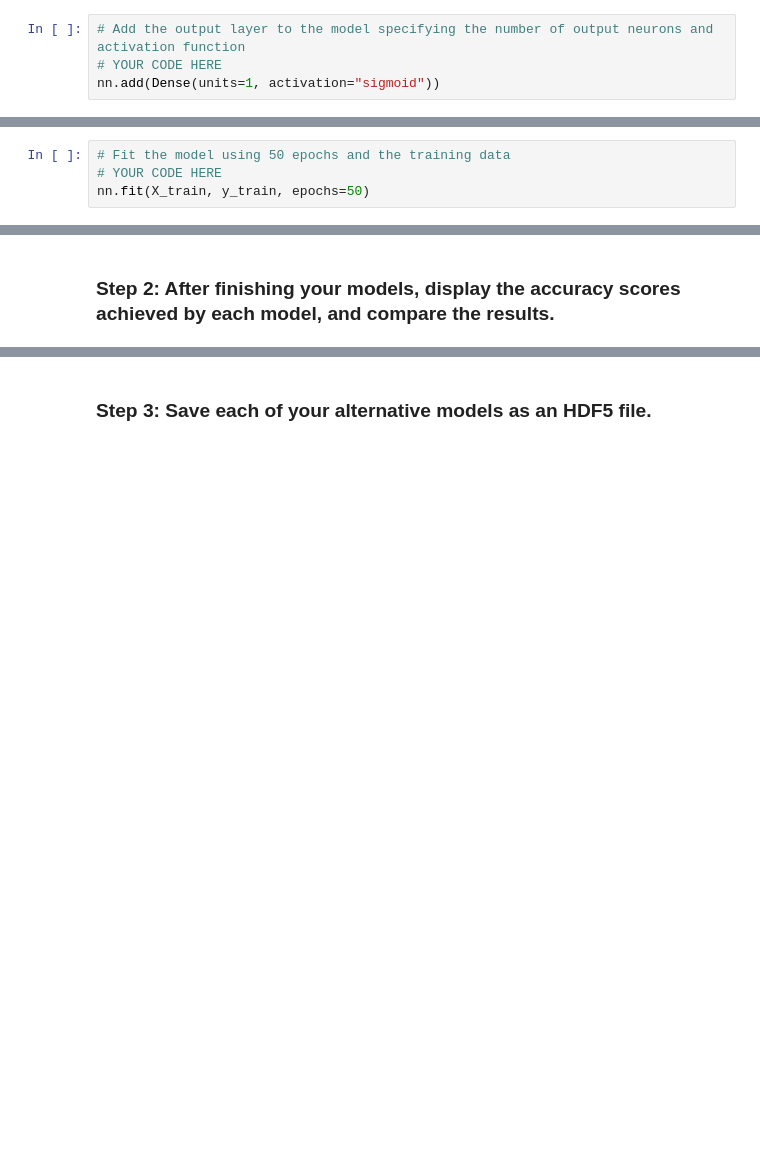
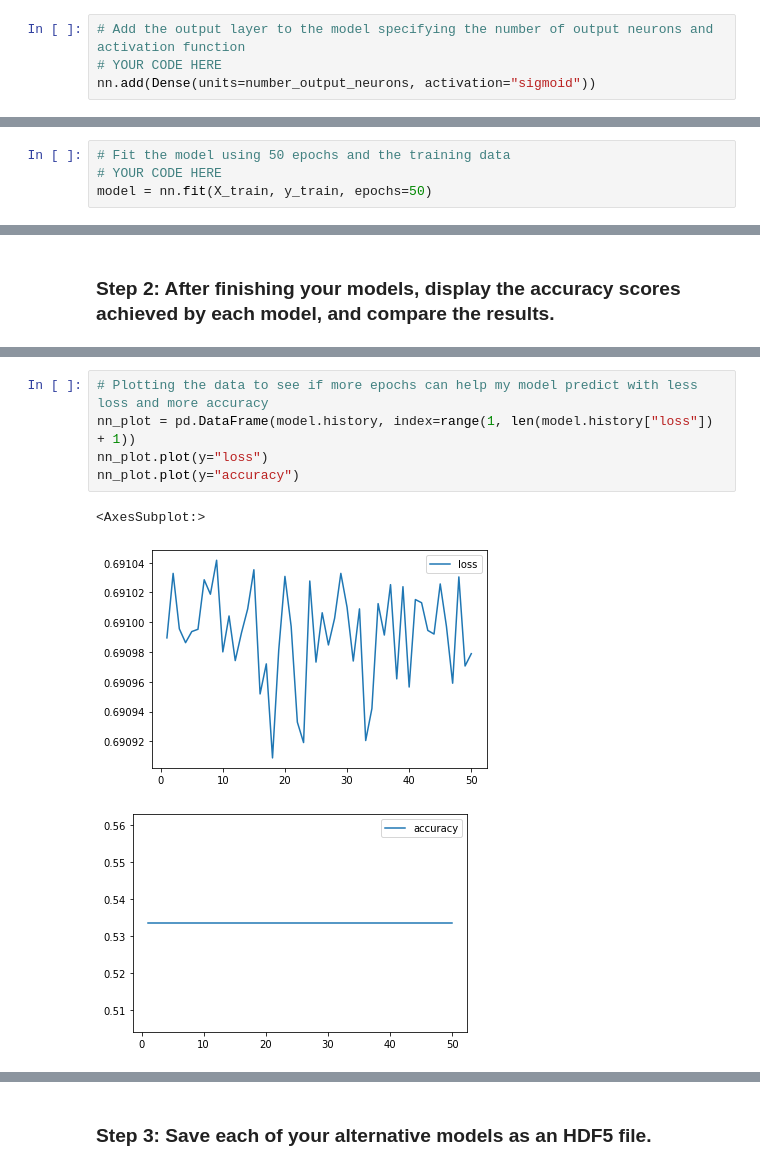
Before and after one commit to chaimkriger/Challenge_13, a Jupyter notebook: Starter_Code/venture_funding_with_deep_learning.ipynb, the cells around one changed output, grey strips where cells are left out. Cells and saved outputs as stored; diff of their text form; blank space fills up the shorter version.

```diff
--- a/Starter_Code/venture_funding_with_deep_learning.ipynb
+++ b/Starter_Code/venture_funding_with_deep_learning.ipynb
@@ -297,7 +298,7 @@ nn.add(Dense(units=hidden_nodes_layer2, activation="relu"))
 # %%
 # Add the output layer to the model specifying the number of output neurons and activation function
 # YOUR CODE HERE
-nn.add(Dense(units=1, activation="sigmoid"))
+nn.add(Dense(units=number_output_neurons, activation="sigmoid"))
 # %%
 # Display the Sequential model summary
 # YOUR CODE HERE
@@ -327,6 +330,6 @@ nn.compile(loss="binary_crossentropy", optimizer="adam", metrics=["accuracy"])
 # %%
 # Fit the model using 50 epochs and the training data
 # YOUR CODE HERE
-nn.fit(X_train, y_train, epochs=50)
+model = nn.fit(X_train, y_train, epochs=50)
 # %% [output]
 Epoch 1/50
@@ -474 +581,10 @@ print(f"Loss: {model_loss}, Accuracy: {model_accuracy}")
+# %%
+# Plotting the data to see if more epochs can help my model predict with less loss and more accuracy
+nn_plot = pd.DataFrame(model.history, index=range(1, len(model.history["loss"]) + 1))
+nn_plot.plot(y="loss")
+nn_plot.plot(y="accuracy")
+# %% [output]
+<AxesSubplot:>
+[figure, added]
+[figure, added]
 # %%
```
Also changed, not shown: parts of 30 cells of this notebook, 3 other files.
